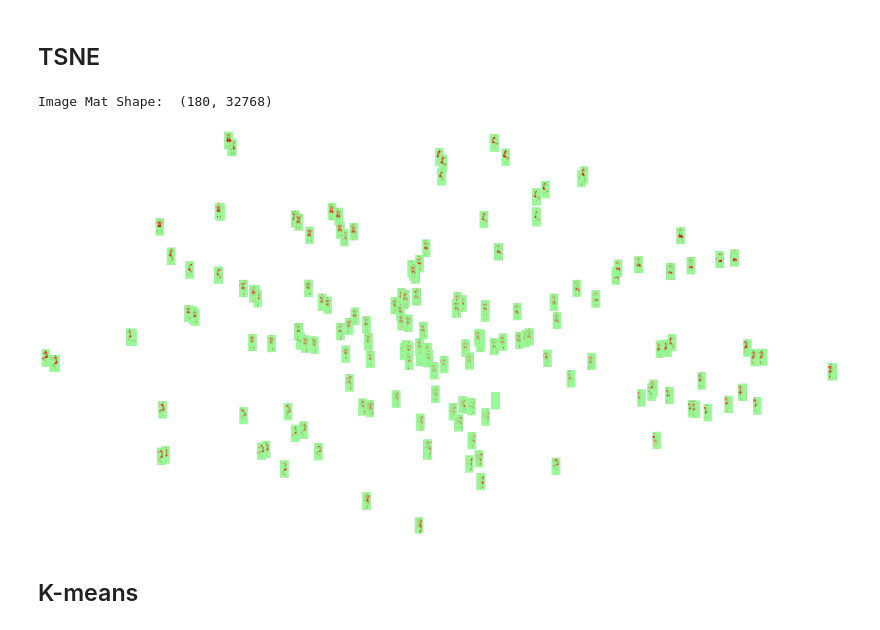
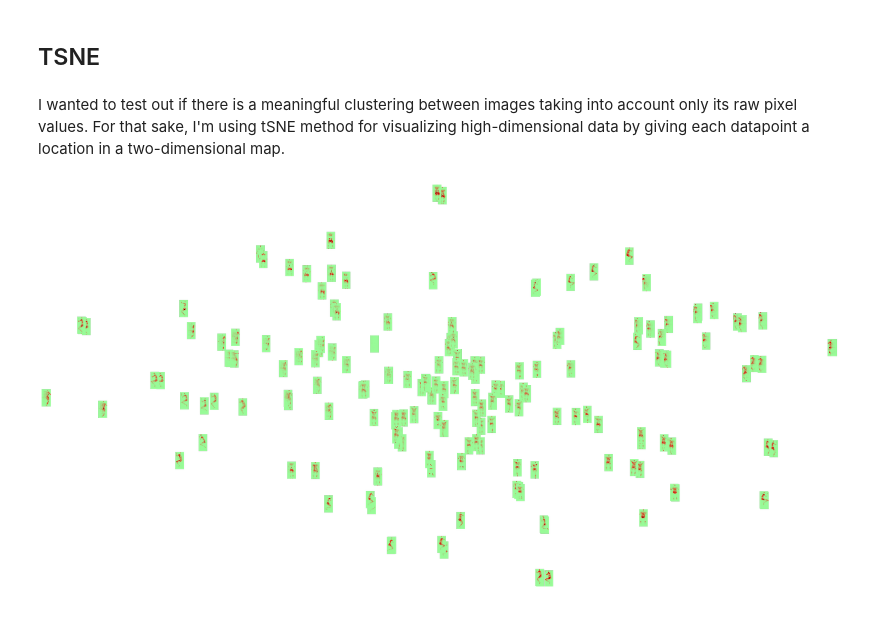
Before and after one commit to orxan77/sleep-posture-monitoring, a Jupyter notebook: notebooks/p2_image_classification.ipynb, the cells around one changed output. Drawn from its saved outputs; the diff is of its cells as text; code cells hidden in the pictures.

Commit message:
More figures

```diff
--- a/notebooks/p2_image_classification.ipynb
+++ b/notebooks/p2_image_classification.ipynb
@@ -303 +317,18 @@ weighted avg       0.99      0.99      0.99       206
+# %%
+imgs_list = []
+vis_imgs = []
+encodings = []
+for images, targets in test_ds.take(30):
+    for i in range(6):
+        vis_img = tf.keras.preprocessing.image.img_to_array(images[i])
+        vis_img = tf.image.resize(vis_img, (64, 32))
+        vis_imgs.append(vis_img)
+        img_arr = tf.keras.preprocessing.image.img_to_array(images[i])
+        imgs_list.append(img_arr.ravel())
+        encodings.append(encod_model.predict(np.expand_dims(img_arr, axis=0)))
+
+encodings = np.concatenate(
+    [item for idx, item in enumerate(encodings)], axis=0).astype('double')
+img_mat = np.array(imgs_list)
+print("Image Mat Shape: ", img_mat.shape)
 # %% [markdown]
@@ -307,50 +390,37 @@ I wanted to test out if there is meaningful clustering between raw pixel values
 # %% [markdown]
 ## TSNE
-# %%
-imgs_list = []
-vis_imgs = []
-for images, targets in test_ds.take(30):
-    for i in range(6):
-        vis_img = tf.keras.preprocessing.image.img_to_array(images[i])
-        vis_img = tf.image.resize(vis_img, (64, 32))
-        vis_imgs.append(vis_img)
-        img_arr = tf.keras.preprocessing.image.img_to_array(images[i])
-        imgs_list.append(img_arr.ravel())
-img_mat = np.array(imgs_list)
-print("Image Mat Shape: ", img_mat.shape)
-# %% [output]
-Image Mat Shape:  (180, 32768)
+# %% [markdown]
+I wanted to test out if there is a meaningful clustering between images taking into account only its raw pixel values. For that sake, I'm using tSNE method for visualizing high-dimensional data by giving each datapoint a location in a two-dimensional map.
 # %%
 from PIL import Image, ImageOps
 from sklearn.manifold import TSNE
 
 
-def visualize_space(X, images, outfile):
+def fit_and_viz_tsne(X, images, outfile, perplexity=30):
 
     tsne = TSNE(n_components=2, learning_rate='auto',
-                init='random', perplexity=100).fit_transform(X)
+                init='random', perplexity=perplexity).fit_transform(X)
     tx, ty = tsne[:, 0], tsne[:, 1]
     tx = (tx-np.min(tx)) / (np.max(tx) - np.min(tx))
     ty = (ty-np.min(ty)) / (np.max(ty) - np.min(ty))
     width = 3000
     height = 1500
 
     full_image = Image.new('RGBA', (width, height))
     for img, x, y in zip(images, tx, ty):
         tile = Image.fromarray(np.squeeze(img).astype('uint8'), mode='L')
         tile = ImageOps.colorize(
             tile, black='palegreen', mid='red', white='black')
         full_image.paste(
             tile, (int((width-60)*x), int((height-60)*y)))
 
     plt.figure(figsize=(30, 15), dpi=200)
     plt.imshow(full_image)
     plt.axis("off")
     full_image.save(outfile)
+    return tsne
 
 
-visualize_space(img_mat, vis_imgs, "tSNE-PCA-sleep-posture.png")
+tsne_reduced = fit_and_viz_tsne(img_mat, vis_imgs, "../figures/tSNE-raw-sleep-posture.png", 100)
 # %% [output]
-[figure, old version]
+[figure, new version]
-# %% [markdown]
-## K-means
```
Also changed, not shown: parts of 19 cells of this notebook.
